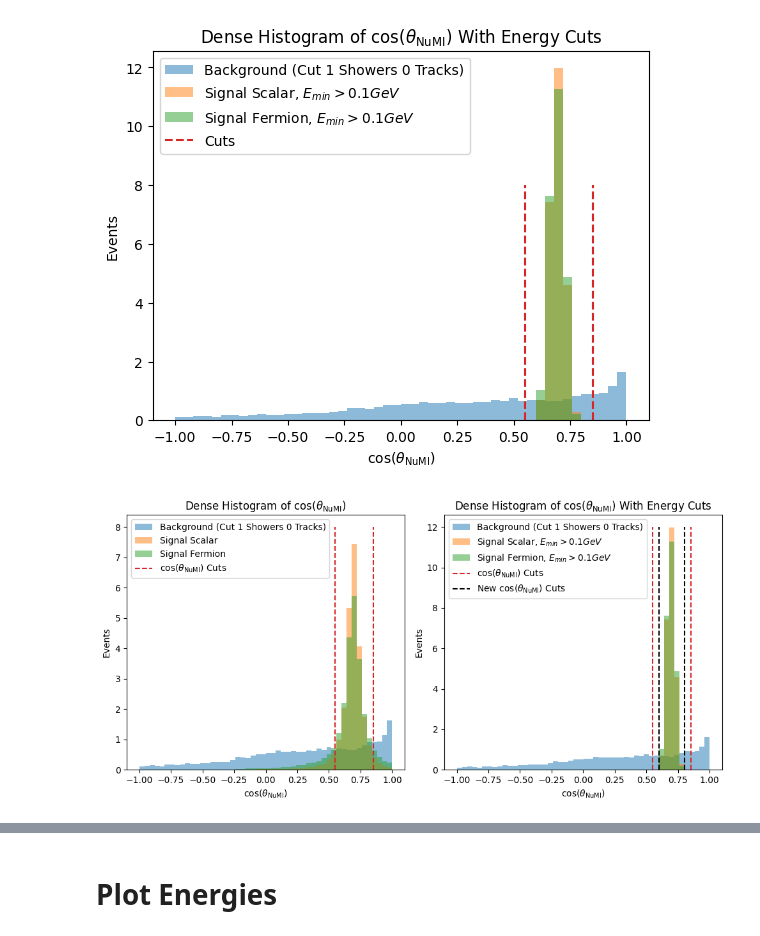
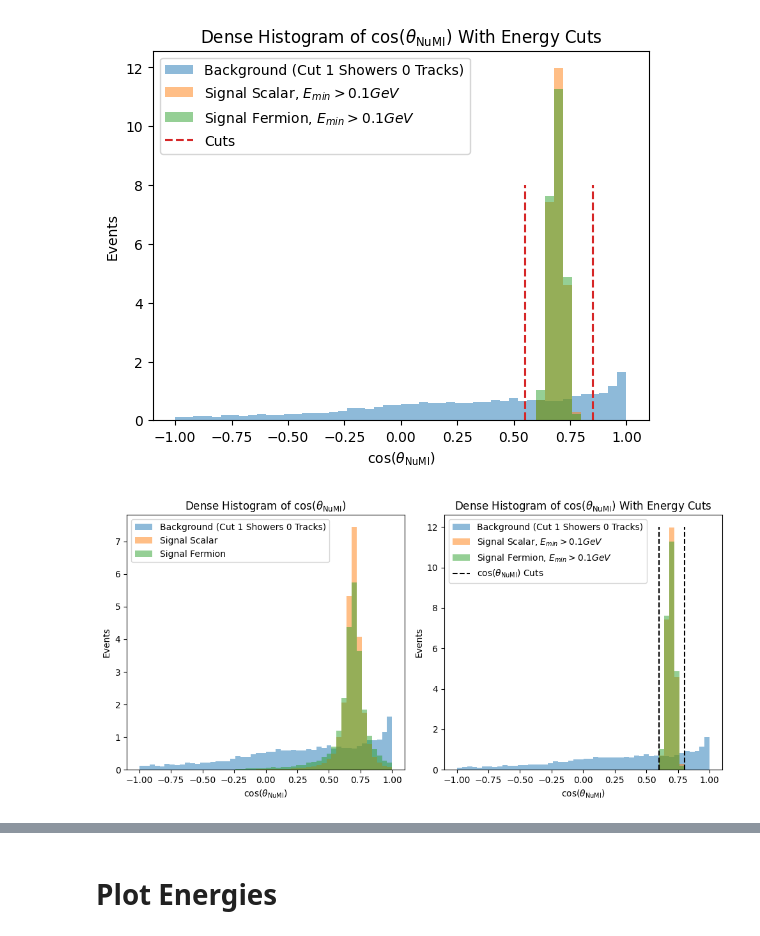
Before and after one commit to amh-137/DarkElectronScatter, a Jupyter notebook: notebooks/background.ipynb, the cells around one changed output, grey strips where cells are left out. Saved outputs shown, nothing was run; the diff lists cells and outputs as text; code cells hidden in the pictures.

Commit message:
nicer cos numi plots

```diff
--- a/notebooks/background.ipynb
+++ b/notebooks/background.ipynb
@@ -182,27 +182,27 @@ plt.show()
 # %%
 fig = plt.figure(figsize=(10,5))
 ax = fig.subplots(1,2)
 _, bins, _ =ax[0].hist(bkg_total['cos_theta_numi'], bins=50, alpha=0.5, label='Background (Cut 1 Showers 0 Tracks)', density=True)
 _, bins, _ =ax[1].hist(bkg_total['cos_theta_numi'], bins=50, alpha=0.5, label='Background (Cut 1 Showers 0 Tracks)', density=True)
 ax[0].hist(sig_scalar_df['cos_theta_numi'], bins=bins, alpha=0.5, label='Signal Scalar', density=True)
 ax[0].hist(sig_fermion_df['cos_theta_numi'], bins=bins, alpha=0.5, label='Signal Fermion', density=True)
-ax[0].vlines([0.55, 0.85], 0, 8, label=r"$\cos(\theta_\text{NuMI})$ Cuts", color='tab:red', linestyles='dashed')
+#ax[0].vlines([0.55, 0.85], 0, 8, label=r"$\cos(\theta_\text{NuMI})$ Cuts", color='tab:red', linestyles='dashed')
 
 ax[1].hist(sig_scalar_df_cut['cos_theta_numi'], bins=bins, alpha=0.5, label='Signal Scalar, $E_{min}>0.1 GeV$', density=True)
 ax[1].hist(sig_fermion_df_cut['cos_theta_numi'], bins=bins, alpha=0.5, label='Signal Fermion, $E_{min}>0.1 GeV$', density=True)
-ax[1].vlines([0.55, 0.85], 0, 12, label=r"$\cos(\theta_\text{NuMI})$ Cuts", color='tab:red', linestyles='dashed')
-ax[1].vlines([0.6, 0.8], 0, 12, label=r"New $\cos(\theta_\text{NuMI})$ Cuts", color='k', linestyles='dashed')
+#ax[1].vlines([0.55, 0.85], 0, 12, label=r"$\cos(\theta_\text{NuMI})$ Cuts", color='tab:red', linestyles='dashed')
+ax[1].vlines([0.6, 0.8], 0, 12, label=r"$\cos(\theta_\text{NuMI})$ Cuts", color='k', linestyles='dashed')
 
 ax[1].set(xlabel=r"$\cos(\theta_{\text{NuMI}})$", ylabel="Events", title=r"Dense Histogram of $\cos(\theta_{\text{NuMI}})$ With Energy Cuts")
 ax[0].set(xlabel=r"$\cos(\theta_{\text{NuMI}})$", ylabel="Events", title=r"Dense Histogram of $\cos(\theta_{\text{NuMI}})$")
 ax[0].legend()
 ax[1].legend()
 fig.tight_layout()
 fig.savefig("../plots/cos_theta_numi_merged.pdf")
 fig.savefig("../plots/cos_theta_numi_merged.png")
 plt.show()
 # %% [output]
-[figure, old version]
+[figure, new version]
 # %%
 # get the signal data
 sig_path = "../data/root/BdNMC/"
```
